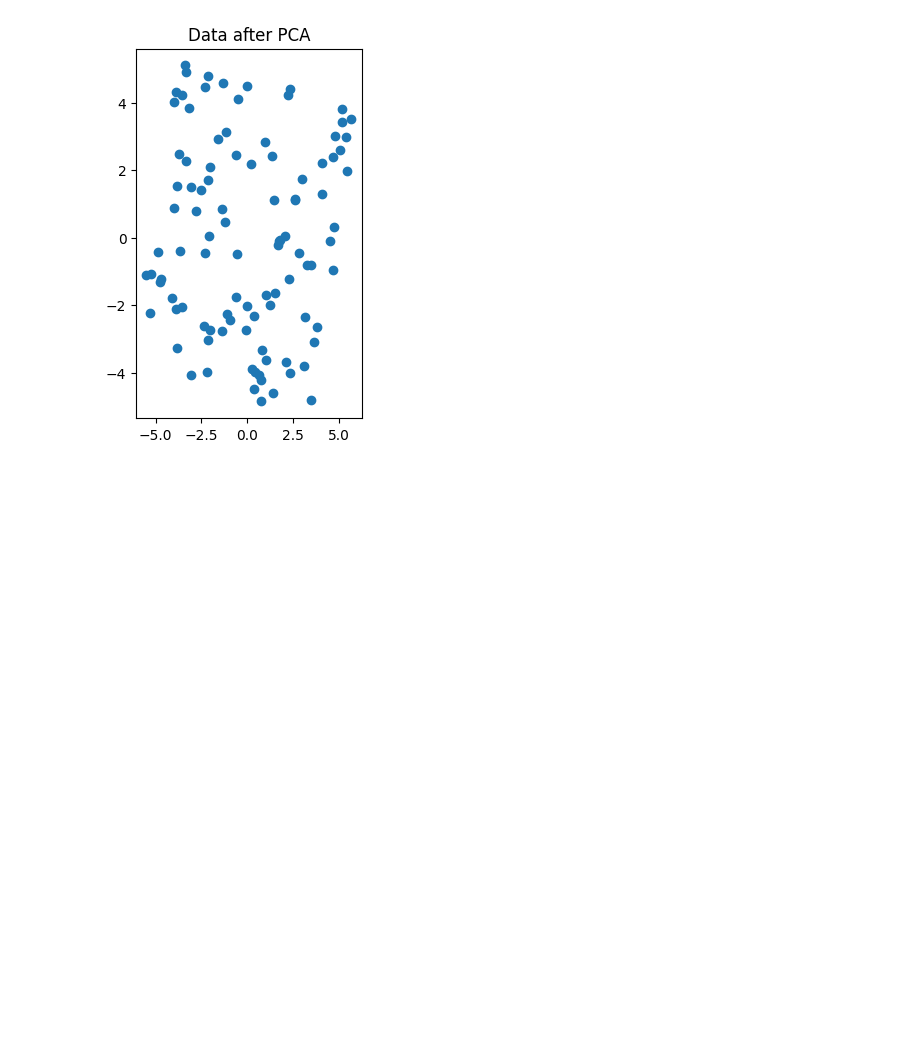
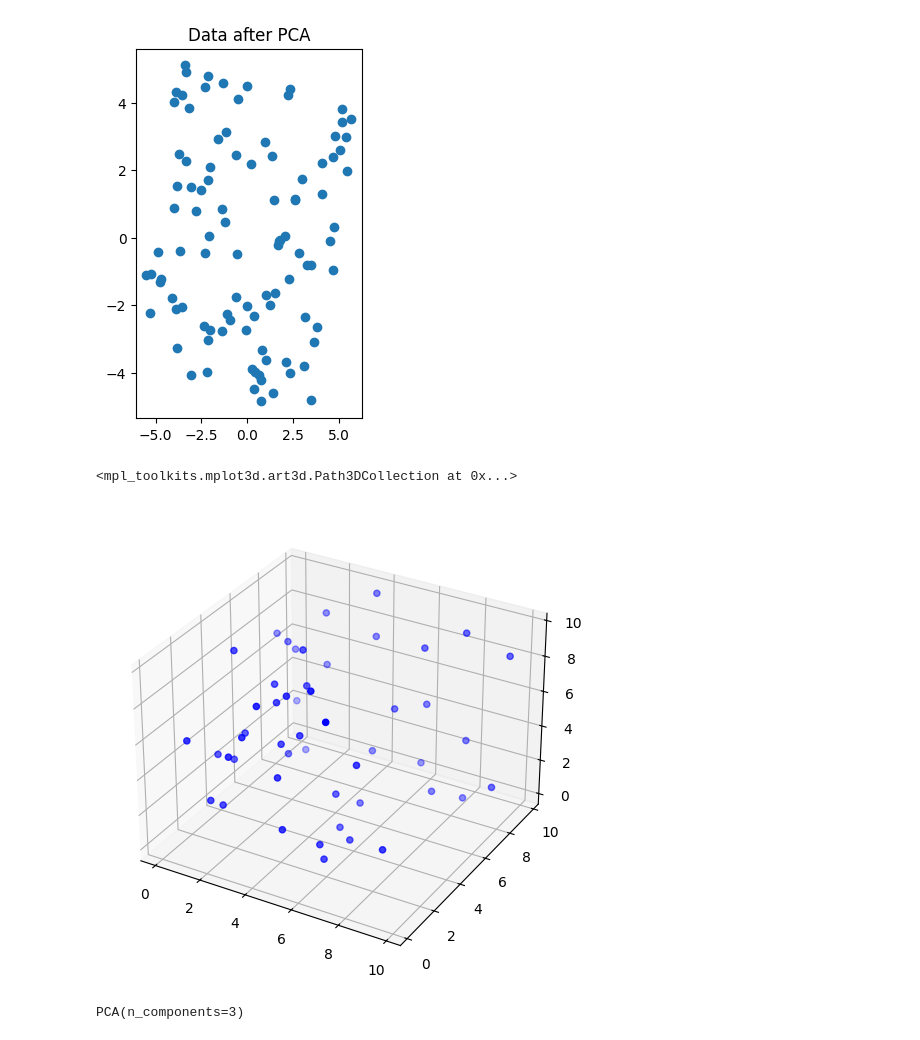
Before and after one commit to FNajafi/practical, a Jupyter notebook: notebook/PCA.ipynb, the cells around one changed output. Saved outputs shown, nothing was run; the diff lists cells and outputs as text; code cells hidden in the pictures; blank space fills up the shorter version.

```diff
--- a/notebook/PCA.ipynb
+++ b/notebook/PCA.ipynb
@@ -32,0 +38,15 @@ plt.show()
+# %%
+np.random.seed(42)
+data = np.random.rand(50, 3) * 10
+# %%
+fig = plt.figure(figsize=(8, 6))
+ax = fig.add_subplot(111, projection='3d')
+ax.scatter(data[:, 0], data[:, 1], data[:, 2], c='b', marker='o', label='Original Data')
+# %% [output]
+<mpl_toolkits.mplot3d.art3d.Path3DCollection at 0x...>
+[figure, added]
+# %%
+pca = PCA(n_components=3)
+pca.fit(data)
+# %% [output]
+PCA(n_components=3)
```
Also changed, not shown: parts of 3 cells of this notebook.
